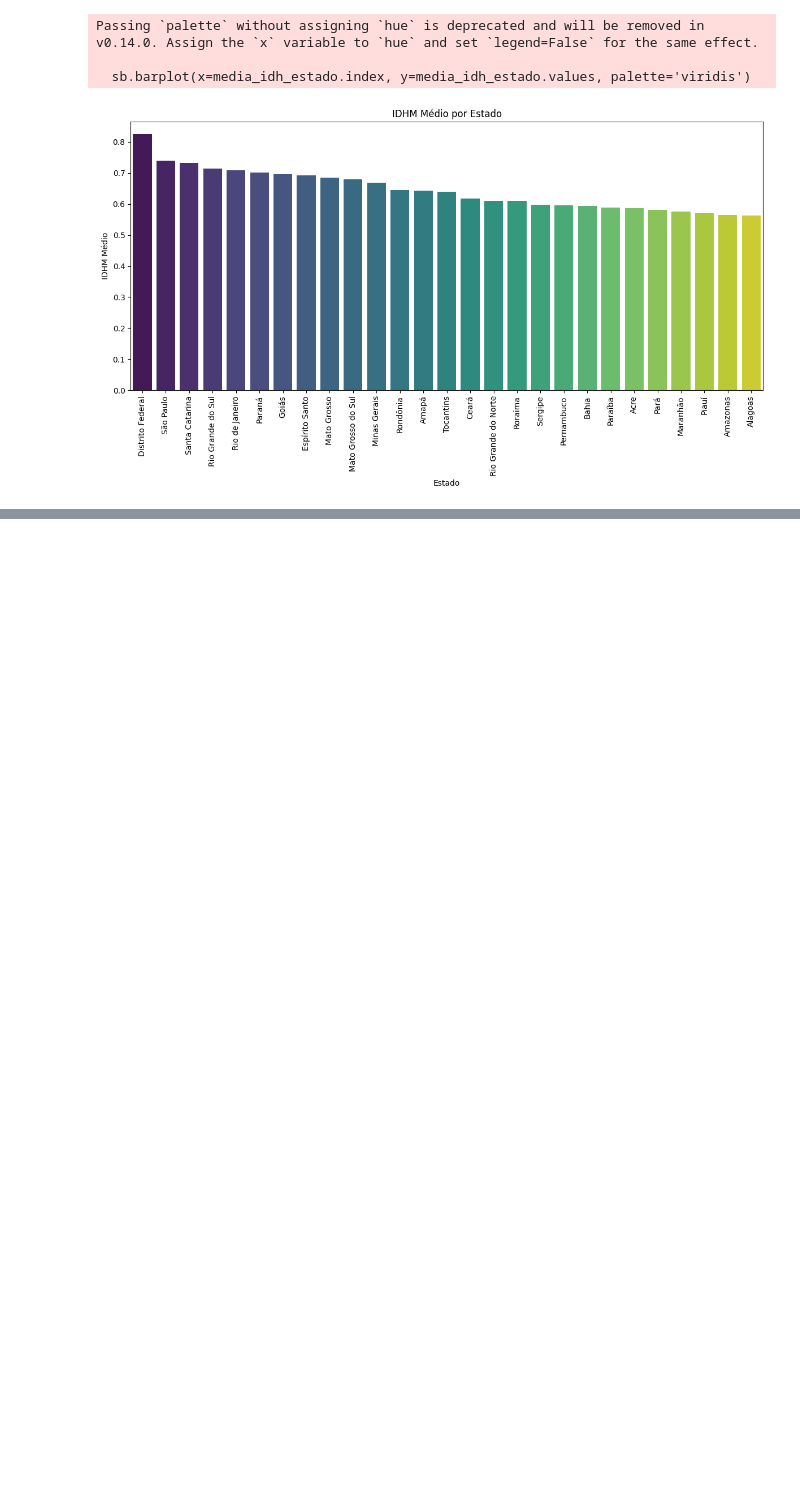
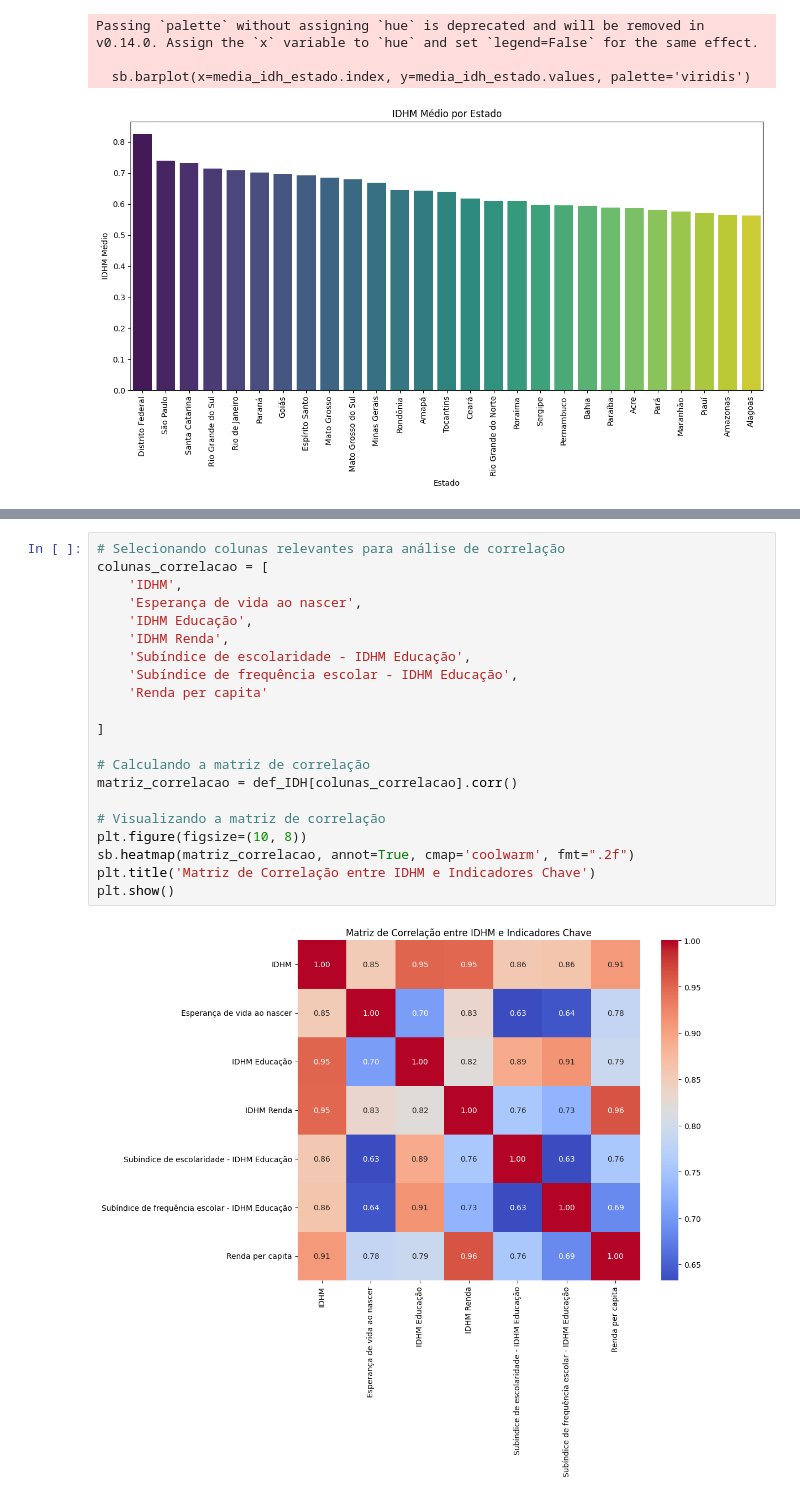
Before and after one commit to luanrdias23/Projeto-IDH-Data-Analitycs, a Jupyter notebook: IDH.ipynb, the cells around one changed output, grey strips where cells are left out. Saved outputs shown, nothing was run; the diff lists cells and outputs as text; blank space fills up the shorter version.

```diff
--- a/IDH.ipynb
+++ b/IDH.ipynb
@@ -165,0 +194,23 @@ Passing `palette` without assigning `hue` is deprecated and will be removed in v
+# %%
+# Selecionando colunas relevantes para análise de correlação
+colunas_correlacao = [
+    'IDHM',
+    'Esperança de vida ao nascer',
+    'IDHM Educação',
+    'IDHM Renda',
+    'Subíndice de escolaridade - IDHM Educação',
+    'Subíndice de frequência escolar - IDHM Educação',
+    'Renda per capita'
+
+]
+
+# Calculando a matriz de correlação
+matriz_correlacao = def_IDH[colunas_correlacao].corr()
+
+# Visualizando a matriz de correlação
+plt.figure(figsize=(10, 8))
+sb.heatmap(matriz_correlacao, annot=True, cmap='coolwarm', fmt=".2f")
+plt.title('Matriz de Correlação entre IDHM e Indicadores Chave')
+plt.show()
+# %% [output]
+[figure, added]
```
Also changed, not shown: parts of 5 cells of this notebook.
